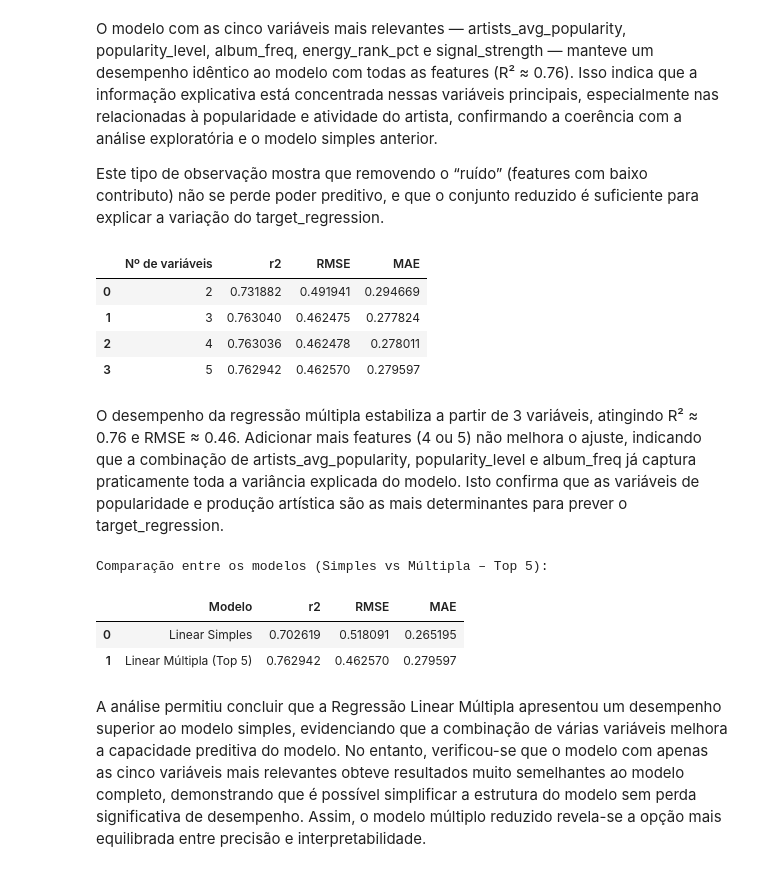
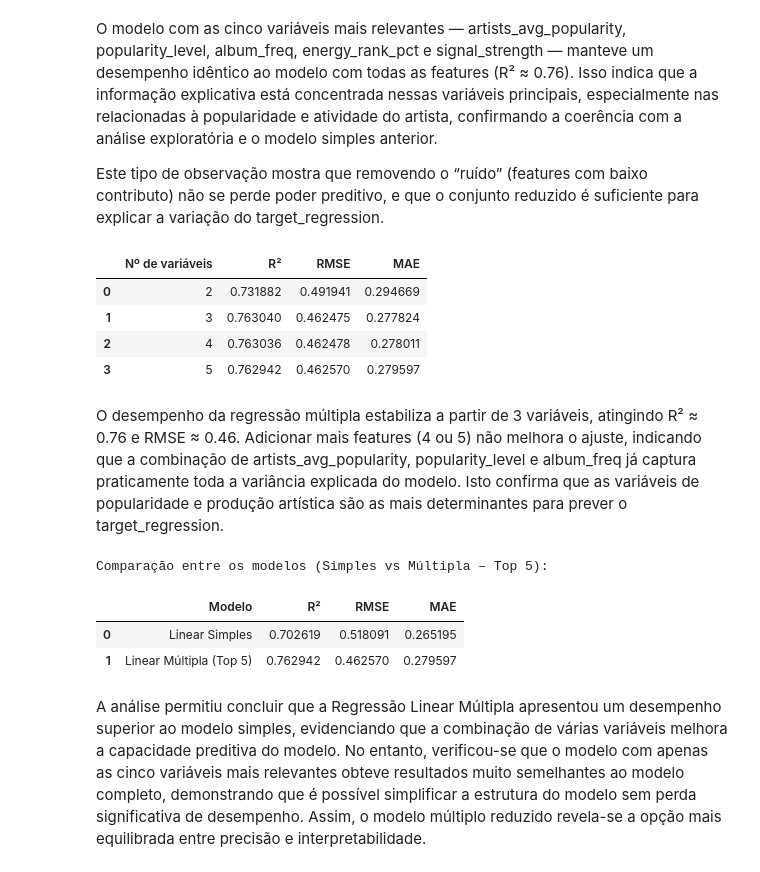
Before and after one commit to GuilhermeMarinho03/APRAU_2025_Step1_Group21, a Jupyter notebook: notebooks/Aprau.ipynb, the cells around one changed output. Saved outputs shown, nothing was run; the diff lists cells and outputs as text; code cells hidden in the pictures.

Commit message:
Fixed an error on some cells in the notebook

```diff
--- a/notebooks/Aprau.ipynb
+++ b/notebooks/Aprau.ipynb
@@ -877,22 +878,27 @@ Comparação entre os modelos:
 A regressão linear múltipla apresentou melhoria face à simples, com aumento do R² de 0.70 para 0.76 e redução do erro (RMSE e MAE). Isto confirma que combinar várias variáveis permite capturar melhor a variação da popularidade, embora a melhoria não seja muito grande, sugerindo que artists_avg_popularity continua a ser o principal preditor isolado do modelo.
 # %%
 ################################################################################
-# Gráfico comparativo – Regressão Linear Simples vs Múltipla
+# Modelo de Regressão Linear Múltipla (todas as features)
 ################################################################################
 
-# Previsões do modelo simples (melhor variável)
-y_pred_simple = y_pred_best  # já calculado no modelo simples
+from sklearn.linear_model import LinearRegression
+from sklearn.metrics import r2_score, mean_absolute_error, mean_squared_error
 
-plt.figure(figsize=(8,6))
-plt.scatter(y_test, y_pred_simple, color="#E1812C", alpha=0.6, label="Simples")
-plt.scatter(y_test, y_pred_multi, color="#4C72B0", alpha=0.6, label="Múltipla")
-plt.plot([y_test.min(), y_test.max()], [y_test.min(), y_test.max()], 'r--', lw=2)
+# Treinar o modelo múltiplo
+lr_multi = LinearRegression()
+lr_multi.fit(X_train_s, y_train)
 
-plt.xlabel("Valores reais")
-plt.ylabel("Valores preditos")
-plt.title("Comparação: Regressão Linear Simples vs Múltipla", fontsize=13, fontweight='bold')
-plt.legend()
-plt.grid(alpha=0.3)
-plt.tight_layout()
-plt.show()
+# Fazer previsões no conjunto de teste
+y_pred_multi = lr_multi.predict(X_test_s)
+
+# Mostrar desempenho
+r2_multi = r2_score(y_test, y_pred_multi)
+mae_multi = mean_absolute_error(y_test, y_pred_multi)
+from sklearn.metrics import root_mean_squared_error
+rmse_multi = root_mean_squared_error(y_test, y_pred_multi)
+
+print(f"Desempenho – Regressão Linear Múltipla:")
+print(f"R²: {r2_multi:.3f}")
+print(f"MAE: {mae_multi:.3f}")
+print(f"RMSE: {rmse_multi:.3f}")
 # %% [output]
@@ -906,7 +915,7 @@ plt.show()
 N = 5
 
 # Selecionar as N variáveis com maior R² da Regressão Linear Simples
-top_features = results_df['Feature'].head(N).tolist()
+top_features = res_df['Feature'].head(N).tolist()
 
 print(f"Top {N} features selecionadas para Regressão Linear Múltipla:")
 print(top_features)
@@ -955,26 +964,26 @@ Este tipo de observação mostra que removendo o “ruído” (features com baix
 # %%
 ################################################################################
 # Regressão Linear Múltipla – Teste com 2, 3, 4 e 5 melhores variáveis
 ################################################################################
 
 results_multi_n = []
 
 for n in range(2, 6):
-    feats = results_df['Feature'].head(n).tolist()
+    feats = res_df['Feature'].head(n).tolist()
     lr = LinearRegression()
     lr.fit(X_train_s[feats], y_train)
     y_pred = lr.predict(X_test_s[feats])
 
     r2 = r2_score(y_test, y_pred)
     rmse = np.sqrt(mean_squared_error(y_test, y_pred))
     mae = mean_absolute_error(y_test, y_pred)
 
     results_multi_n.append((n, r2, rmse, mae))
 
-multi_n_df = pd.DataFrame(results_multi_n, columns=['Nº de variáveis', 'r2', 'RMSE', 'MAE'])
+multi_n_df = pd.DataFrame(results_multi_n, columns=['Nº de variáveis', 'R²', 'RMSE', 'MAE'])
 display(multi_n_df)
 # %% [output]
-|  | Nº de variáveis | r2 | RMSE | MAE |
+|  | Nº de variáveis | R² | RMSE | MAE |
 | 0 | 2 | 0.731882 | 0.491941 | 0.294669 |
 | 1 | 3 | 0.763040 | 0.462475 | 0.277824 |
 | 2 | 4 | 0.763036 | 0.462478 | 0.278011 |
@@ -990,16 +999,16 @@ Isto confirma que as variáveis de popularidade e produção artística são as
 
 comparison_top5 = pd.DataFrame({
     'Modelo': ['Linear Simples', 'Linear Múltipla (Top 5)'],
-    'r2': [metrics_simple['R²'], r2],
-    'RMSE': [metrics_simple['RMSE'], rmse],
-    'MAE': [metrics_simple['MAE'], mae]
+    'R²': [metrics_df['R²'], r2],
+    'RMSE': [metrics_df['RMSE'], rmse],
+    'MAE': [metrics_df['MAE'], mae]
 })
 
 print("\nComparação entre os modelos (Simples vs Múltipla – Top 5):")
 display(comparison_top5)
 # %% [output]
 Comparação entre os modelos (Simples vs Múltipla – Top 5):
-|  | Modelo | r2 | RMSE | MAE |
+|  | Modelo | R² | RMSE | MAE |
 | 0 | Linear Simples | 0.702619 | 0.518091 | 0.265195 |
 | 1 | Linear Múltipla (Top 5) | 0.762942 | 0.462570 | 0.279597 |
 # %% [markdown]
```
Also changed, not shown: parts of 5 cells of this notebook.
